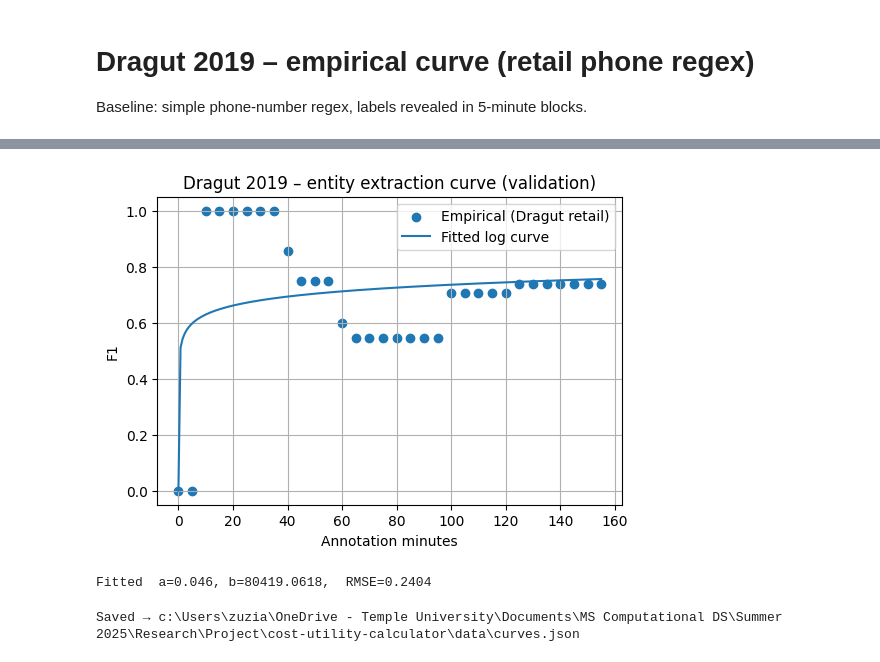
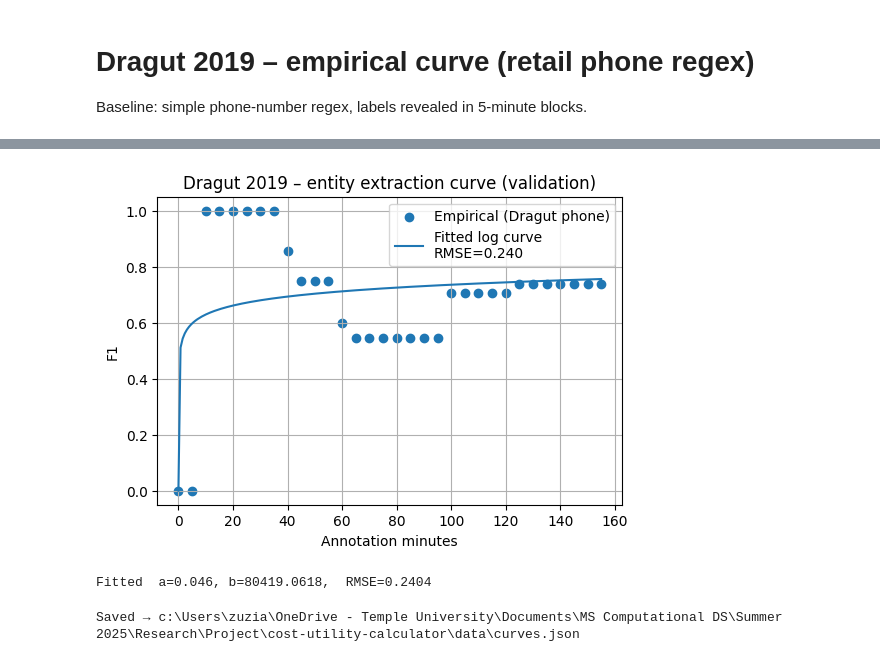
Before and after one commit to zuzannabak/cost-utility-calculator, a Jupyter notebook: notebooks/03_dragut_validate.ipynb, the cells around one changed output, grey strips where cells are left out. Cells and saved outputs as stored; diff of their text form; code cells hidden in the pictures.

Commit message:
Checkpoint: cleaned notebooks, updated curves & figures

```diff
--- a/notebooks/03_dragut_validate.ipynb
+++ b/notebooks/03_dragut_validate.ipynb
@@ -27,49 +17,45 @@ Rows: 19078
 # %%
-phone_pat = re.compile(r"\(?\d{3}\)?[-\s]\d{3}[-]\d{4}")
-
-def predict_phone(series: pd.Series) -> np.ndarray:
-    """Return 1 if regex fires in the string, else 0."""
-    return series.str.contains(phone_pat).astype(int).values
+# 1) Label with the simple phone-number regex
+phone_pat = re.compile(r"\(?\d{3}\)?[-\s]\d{3}-\d{4}")
+y_true = df["Label"].values
+y_pred = df["String"].str.contains(phone_pat).astype(int).values
 # %%
-# --- F1 vs annotation minutes (5-min blocks) ---
+# 2) Build F1 vs annotation-minutes curve (5-minute granularity)
 f1_points = []
-
-y_true = df["Label"].values                # 1 = phone, 0 = not
-y_pred  = predict_phone(df["String"])
-
-minutes_per_row = 2      # ← assume annotator labels ~30 rows / hour
-block = 5                # granularity in plot (minutes)
-
-for m in range(0, 160, block):
+minutes_per_row = 2          # ≈30 rows / hour
+for m in range(0, 160, 5):
     rows = int(m / minutes_per_row)
     if rows == 0:
         f1 = 0.0
     else:
         f1 = precision_recall_fscore_support(
             y_true[:rows], y_pred[:rows],
-            average="binary", zero_division=0)[2]
+            average="binary", zero_division=0
+        )[2]
     f1_points.append((m, f1))
 
-m_values, f1_values = zip(*f1_points)
+m_values, f1_values = zip(*f1_points)      #  <-- this is the X list
 # %%
-import matplotlib.pyplot as plt
-from src.curves import fit_log_curve, log_model      # you wrote these
-
+# 3) Fit the 2-parameter log curve you already implemented
+from src.curves import fit_log_curve, log_model   # your helper functions
 a, b, rmse = fit_log_curve(m_values, f1_values)
-
-plt.figure(figsize=(6,4))
-plt.scatter(m_values, f1_values, label="Empirical (Dragut retail)")
-m_plot = np.linspace(0, max(m_values), 200)
-plt.plot(m_plot, log_model(m_plot, a, b), label="Fitted log curve")
-plt.title("Dragut 2019 – entity extraction curve (validation)")
-plt.xlabel("Annotation minutes");   plt.ylabel("F1")
-plt.legend();   plt.grid(True)
-FIG = ROOT / "docs" / "figures" / "dragut_log_fit.png"
-plt.savefig(FIG, dpi=120)
-plt.show()
-
-print(f"Fitted  a={a:.3f}, b={b:.4f},  RMSE={rmse:.4f}")
-# %% [output]
-[figure, removed]
-Fitted  a=0.046, b=80419.0618,  RMSE=0.2404
+# %%
+# 4) Plot + save
+plt.figure(figsize=(6,4))
+plt.scatter(m_values, f1_values, label="Empirical (Dragut phone)")
+m_plot = np.linspace(0, max(m_values), 200)
+plt.plot(m_plot, log_model(m_plot, a, b),
+         label=f"Fitted log curve\nRMSE={rmse:.3f}")
+plt.title("Dragut 2019 – entity extraction curve (validation)")
+plt.xlabel("Annotation minutes");  plt.ylabel("F1")
+plt.legend(); plt.grid(True)
+FIG = ROOT / "docs" / "figures" / "dragut_validate.png"
+FIG.parent.mkdir(parents=True, exist_ok=True)
+plt.savefig(FIG, dpi=120)
+plt.show()
+
+print(f"Fitted  a={a:.3f}, b={b:.4f},  RMSE={rmse:.4f}")
+# %% [output]
+[figure, added]
+Fitted  a=0.046, b=80419.0618,  RMSE=0.2404
 # %%
```
Also changed, not shown: parts of 2 cells of this notebook, 6 other files.
